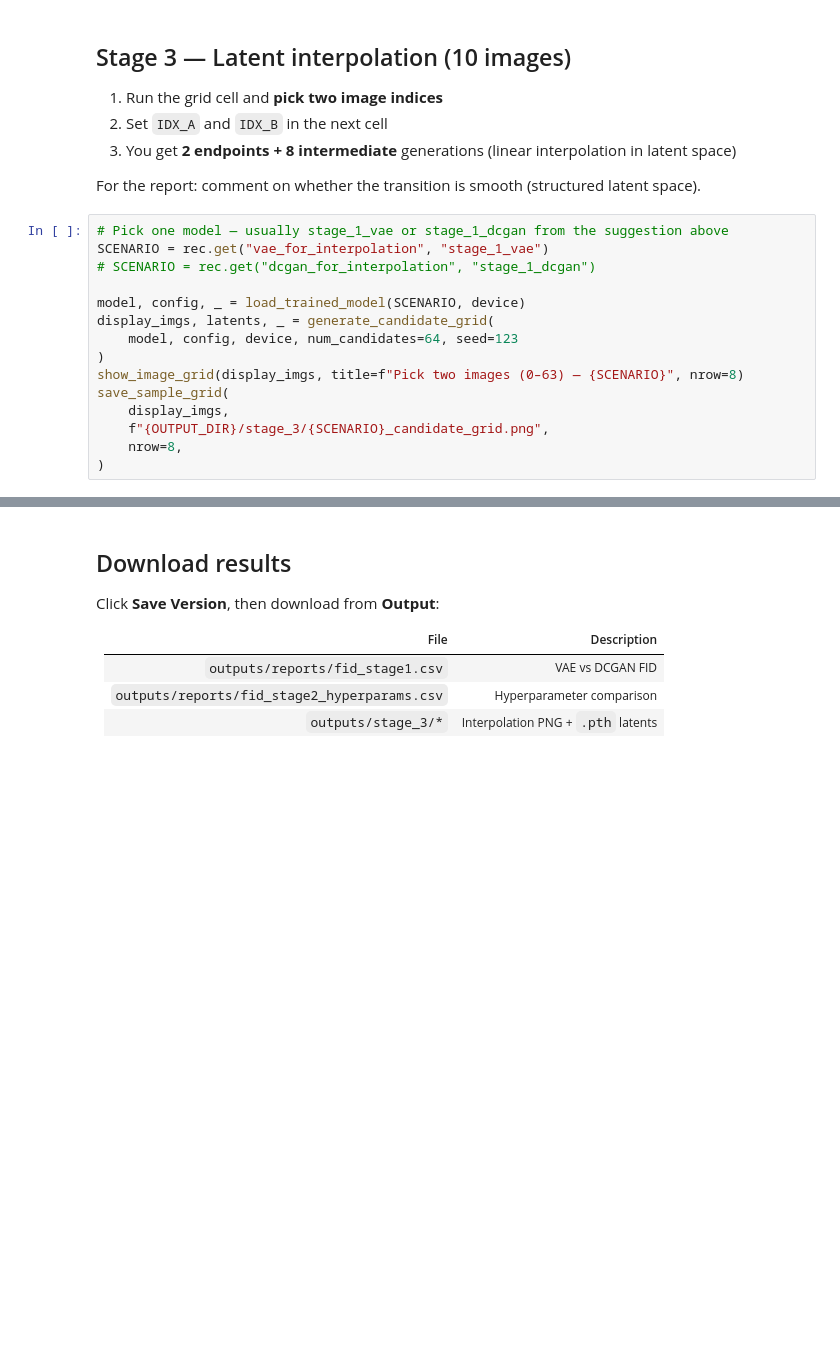
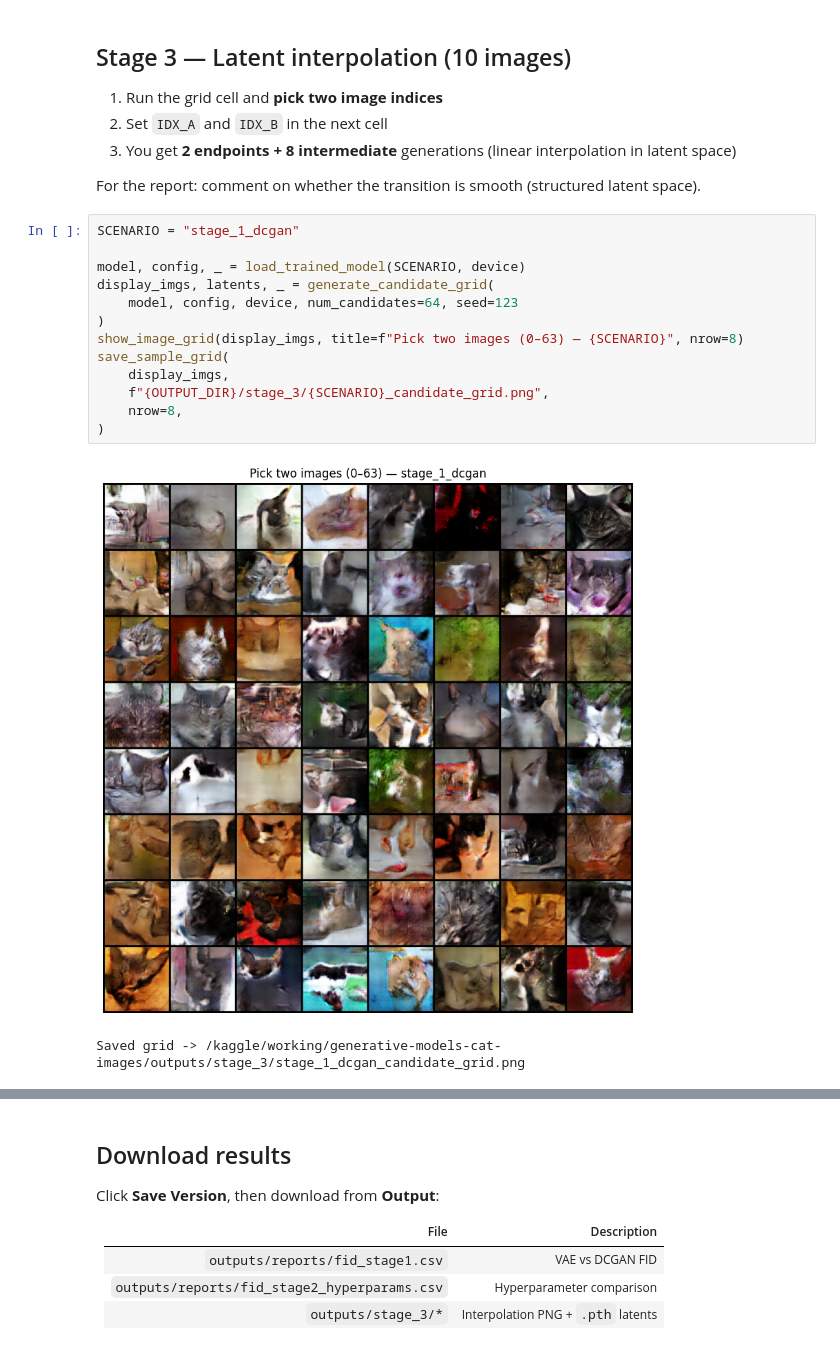
Before and after one commit to basiaseweryn/generative-models-cat-images, a Jupyter notebook: kaggle_analysis.ipynb, the cells around one changed output, grey strips where cells are left out. Cells and saved outputs as stored; diff of their text form; blank space fills up the shorter version.

```diff
--- a/kaggle_analysis.ipynb
+++ b/kaggle_analysis.ipynb
@@ -266,18 +250,19 @@ print(fid_stage2)
 
 For the report: comment on whether the transition is smooth (structured latent space).
 # %%
-# Pick one model — usually stage_1_vae or stage_1_dcgan from the suggestion above
-SCENARIO = rec.get("vae_for_interpolation", "stage_1_vae")
-# SCENARIO = rec.get("dcgan_for_interpolation", "stage_1_dcgan")
+SCENARIO = "stage_1_dcgan"
 
 model, config, _ = load_trained_model(SCENARIO, device)
 display_imgs, latents, _ = generate_candidate_grid(
     model, config, device, num_candidates=64, seed=123
 )
 show_image_grid(display_imgs, title=f"Pick two images (0–63) — {SCENARIO}", nrow=8)
 save_sample_grid(
     display_imgs,
     f"{OUTPUT_DIR}/stage_3/{SCENARIO}_candidate_grid.png",
     nrow=8,
 )
+# %% [output]
+[figure, added]
+Saved grid -> /kaggle/working/generative-models-cat-images/outputs/stage_3/stage_1_dcgan_candidate_grid.png
 # %%
```
Also changed, not shown: parts of 8 cells of this notebook.
